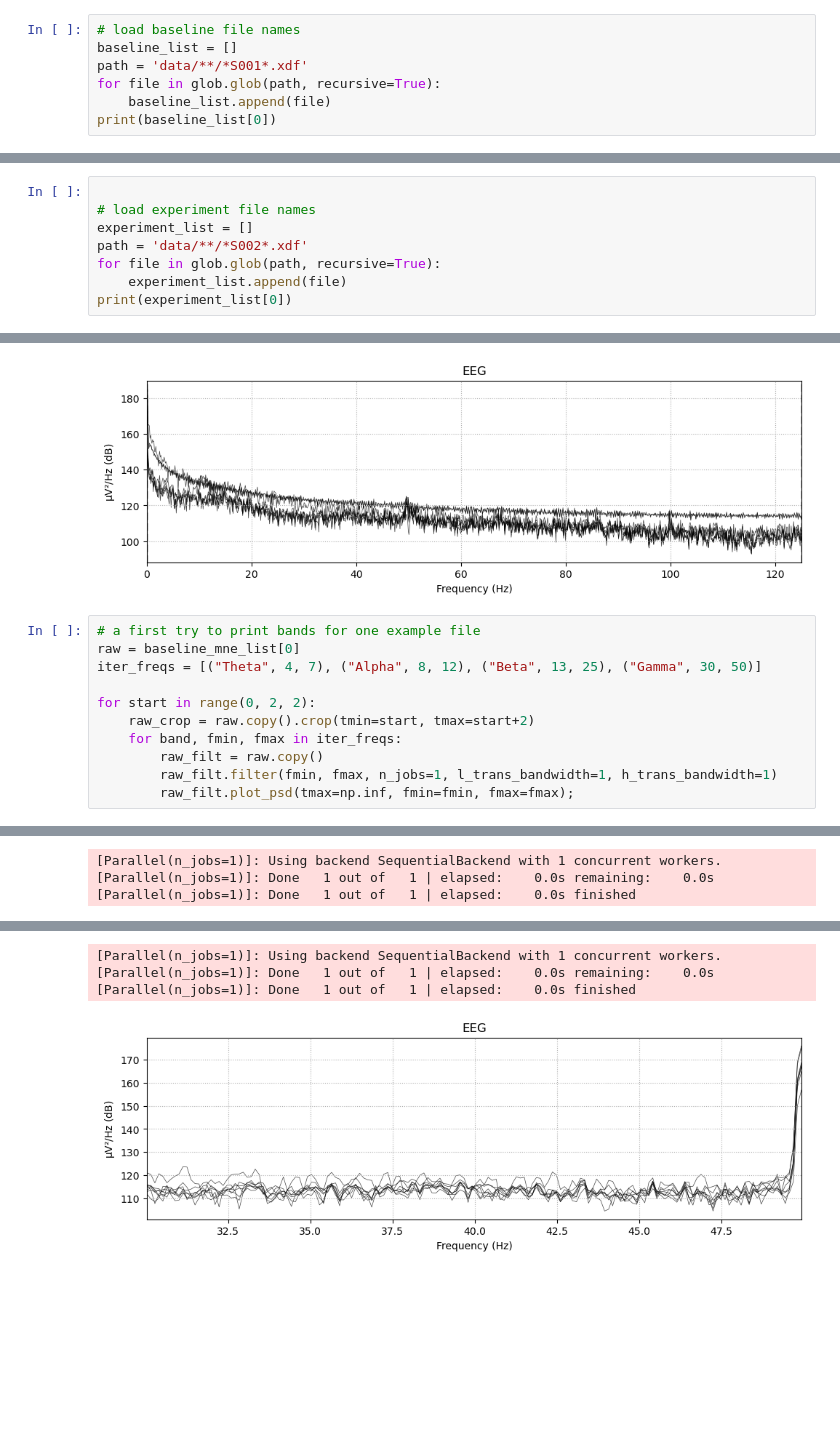
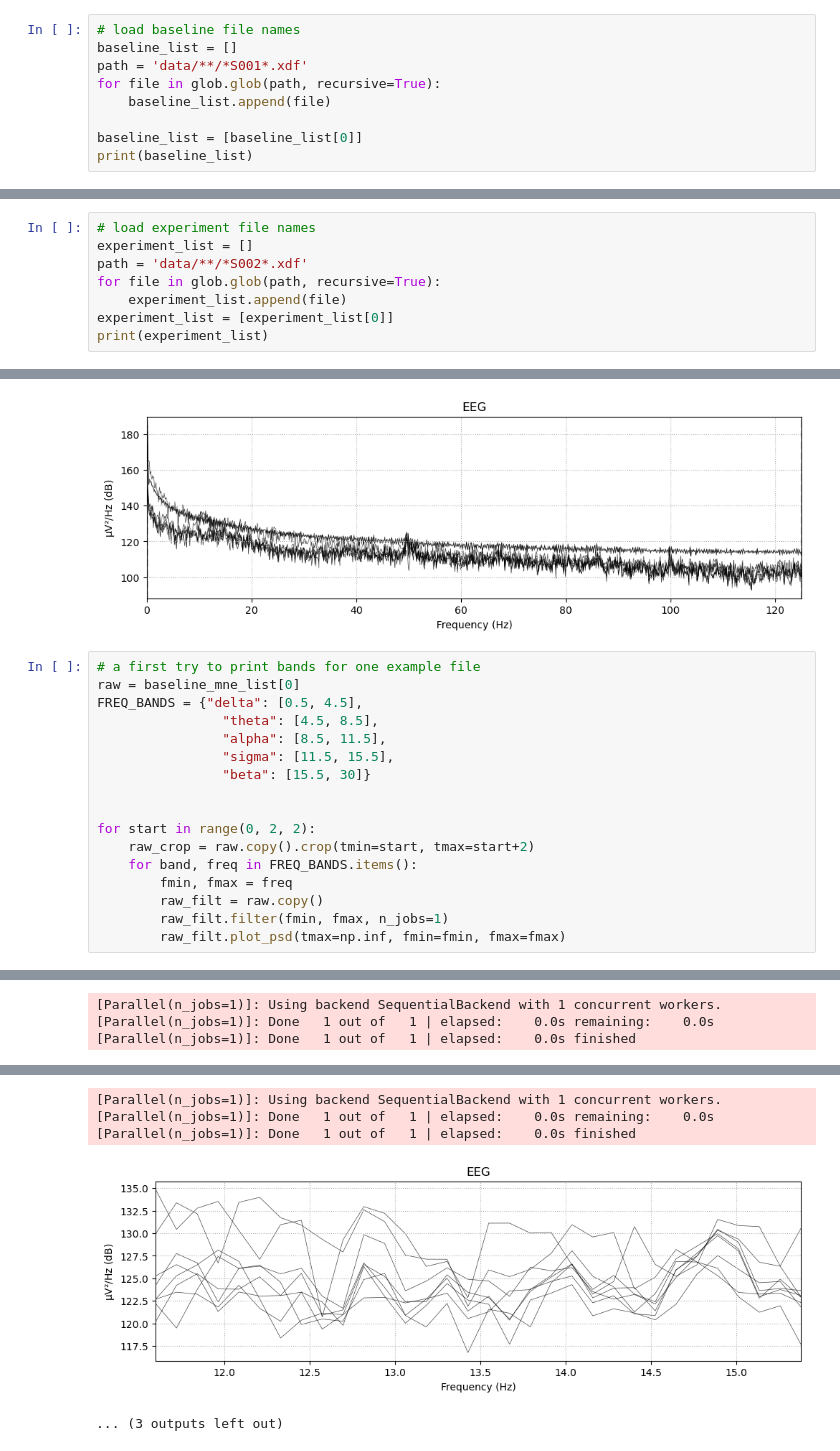
Before and after one commit to tobiasweede/eeg-workshop-bremen, a Jupyter notebook: towards-feature-extraction.ipynb, the cells around one changed output, grey strips where cells are left out. Cells and saved outputs as stored; diff of their text form; blank space fills up the shorter version.

```diff
--- a/towards-feature-extraction.ipynb
+++ b/towards-feature-extraction.ipynb
@@ -10,5 +10,7 @@ baseline_list = []
 path = 'data/**/*S001*.xdf'
 for file in glob.glob(path, recursive=True):
     baseline_list.append(file)
-print(baseline_list[0])
+
+baseline_list = [baseline_list[0]]
+print(baseline_list)
 # %% [output]
@@ -16,9 +18,9 @@ data/gme2022/sub-Tobias/ses-S001/eeg/sub-Tobias_ses-S001_task-Default_run-001_ee
 # %%
-
 # load experiment file names
 experiment_list = []
 path = 'data/**/*S002*.xdf'
 for file in glob.glob(path, recursive=True):
     experiment_list.append(file)
-print(experiment_list[0])
+experiment_list = [experiment_list[0]]
+print(experiment_list)
 # %% [output]
@@ -85,13 +158,19 @@ Effective window size : 8.192 (s)
 # %%
 # a first try to print bands for one example file
 raw = baseline_mne_list[0]
-iter_freqs = [("Theta", 4, 7), ("Alpha", 8, 12), ("Beta", 13, 25), ("Gamma", 30, 50)]
+FREQ_BANDS = {"delta": [0.5, 4.5],
+                "theta": [4.5, 8.5],
+                "alpha": [8.5, 11.5],
+                "sigma": [11.5, 15.5],
+                "beta": [15.5, 30]}
+
 
 for start in range(0, 2, 2):
     raw_crop = raw.copy().crop(tmin=start, tmax=start+2)
-    for band, fmin, fmax in iter_freqs:
+    for band, freq in FREQ_BANDS.items():
+        fmin, fmax = freq
         raw_filt = raw.copy()
-        raw_filt.filter(fmin, fmax, n_jobs=1, l_trans_bandwidth=1, h_trans_bandwidth=1)
-        raw_filt.plot_psd(tmax=np.inf, fmin=fmin, fmax=fmax);
+        raw_filt.filter(fmin, fmax, n_jobs=1)
+        raw_filt.plot_psd(tmax=np.inf, fmin=fmin, fmax=fmax)
 # %% [output]
 Filtering raw data in 1 contiguous segment
@@ -167,7 +246,8 @@ Designing a one-pass, zero-phase, non-causal bandpass filter:
 
 Effective window size : 8.192 (s)
 [Parallel(n_jobs=1)]: Using backend SequentialBackend with 1 concurrent workers.
 [Parallel(n_jobs=1)]: Done   1 out of   1 | elapsed:    0.0s remaining:    0.0s
 [Parallel(n_jobs=1)]: Done   1 out of   1 | elapsed:    0.0s finished
-[figure, old version]
+[figure, new version]
+... (3 outputs left out)
 # %%
```
Also changed, not shown: parts of 12 cells of this notebook, 1 other file.
